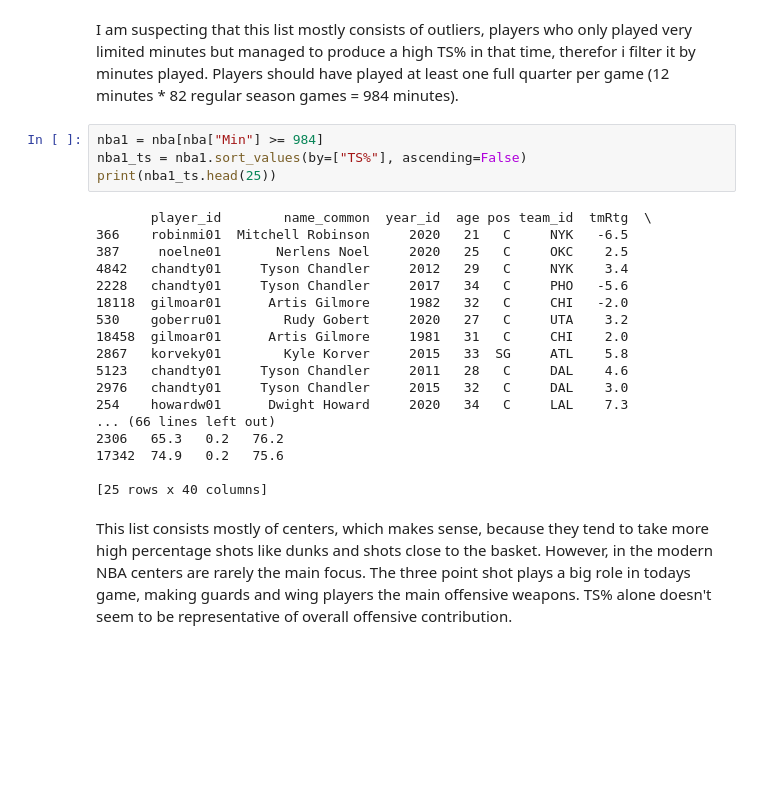
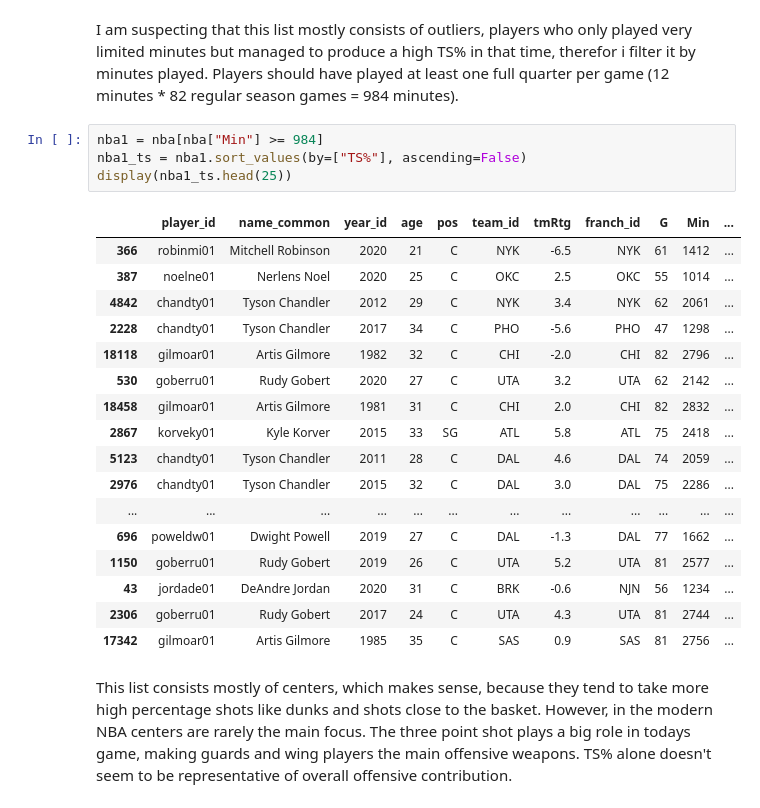
Before and after one commit to carl2727/NBA-data-analysis-project, a Jupyter notebook: 01.ipynb, the cells around one changed output. Saved outputs shown, nothing was run; the diff lists cells and outputs as text; blank space fills up the shorter version.

```diff
--- a/01.ipynb
+++ b/01.ipynb
@@ -66,25 +91,25 @@ I am suspecting that this list mostly consists of outliers, players who only pla
 # %%
 nba1 = nba[nba["Min"] >= 984]
 nba1_ts = nba1.sort_values(by=["TS%"], ascending=False)
-print(nba1_ts.head(25))
+display(nba1_ts.head(25))
 # %% [output]
-       player_id        name_common  year_id  age pos team_id  tmRtg  \
-366    robinmi01  Mitchell Robinson     2020   21   C     NYK   -6.5
-387     noelne01       Nerlens Noel     2020   25   C     OKC    2.5
-4842   chandty01     Tyson Chandler     2012   29   C     NYK    3.4
-2228   chandty01     Tyson Chandler     2017   34   C     PHO   -5.6
-18118  gilmoar01      Artis Gilmore     1982   32   C     CHI   -2.0
-530    goberru01        Rudy Gobert     2020   27   C     UTA    3.2
-18458  gilmoar01      Artis Gilmore     1981   31   C     CHI    2.0
-2867   korveky01        Kyle Korver     2015   33  SG     ATL    5.8
-5123   chandty01     Tyson Chandler     2011   28   C     DAL    4.6
-2976   chandty01     Tyson Chandler     2015   32   C     DAL    3.0
-254    howardw01      Dwight Howard     2020   34   C     LAL    7.3
-... (66 lines left out)
-2306   65.3   0.2   76.2
-17342  74.9   0.2   75.6
-
-[25 rows x 40 columns]
+|  | player_id | name_common | year_id | age | pos | team_id | tmRtg | franch_id | G | Min | ... |
+| 366 | robinmi01 | Mitchell Robinson | 2020 | 21 | C | NYK | -6.5 | NYK | 61 | 1412 | ... |
+| 387 | noelne01 | Nerlens Noel | 2020 | 25 | C | OKC | 2.5 | OKC | 55 | 1014 | ... |
+| 4842 | chandty01 | Tyson Chandler | 2012 | 29 | C | NYK | 3.4 | NYK | 62 | 2061 | ... |
+| 2228 | chandty01 | Tyson Chandler | 2017 | 34 | C | PHO | -5.6 | PHO | 47 | 1298 | ... |
+| 18118 | gilmoar01 | Artis Gilmore | 1982 | 32 | C | CHI | -2.0 | CHI | 82 | 2796 | ... |
+| 530 | goberru01 | Rudy Gobert | 2020 | 27 | C | UTA | 3.2 | UTA | 62 | 2142 | ... |
+| 18458 | gilmoar01 | Artis Gilmore | 1981 | 31 | C | CHI | 2.0 | CHI | 82 | 2832 | ... |
+| 2867 | korveky01 | Kyle Korver | 2015 | 33 | SG | ATL | 5.8 | ATL | 75 | 2418 | ... |
+| 5123 | chandty01 | Tyson Chandler | 2011 | 28 | C | DAL | 4.6 | DAL | 74 | 2059 | ... |
+| 2976 | chandty01 | Tyson Chandler | 2015 | 32 | C | DAL | 3.0 | DAL | 75 | 2286 | ... |
+| ... | ... | ... | ... | ... | ... | ... | ... | ... | ... | ... | ... |
+| 696 | poweldw01 | Dwight Powell | 2019 | 27 | C | DAL | -1.3 | DAL | 77 | 1662 | ... |
+| 1150 | goberru01 | Rudy Gobert | 2019 | 26 | C | UTA | 5.2 | UTA | 81 | 2577 | ... |
+| 43 | jordade01 | DeAndre Jordan | 2020 | 31 | C | BRK | -0.6 | NJN | 56 | 1234 | ... |
+| 2306 | goberru01 | Rudy Gobert | 2017 | 24 | C | UTA | 4.3 | UTA | 81 | 2744 | ... |
+| 17342 | gilmoar01 | Artis Gilmore | 1985 | 35 | C | SAS | 0.9 | SAS | 81 | 2756 | ... |
 # %% [markdown]
 This list consists mostly of centers, which makes sense, because they tend to take more high percentage shots like dunks and shots close to the basket. However, in the modern NBA centers are rarely the main focus. The three point shot plays a big role in todays game, making guards and wing players the main offensive weapons. TS% alone doesn't seem to be representative of overall offensive contribution.
 # %% [markdown]
```
Also changed, not shown: parts of 18 cells of this notebook.
